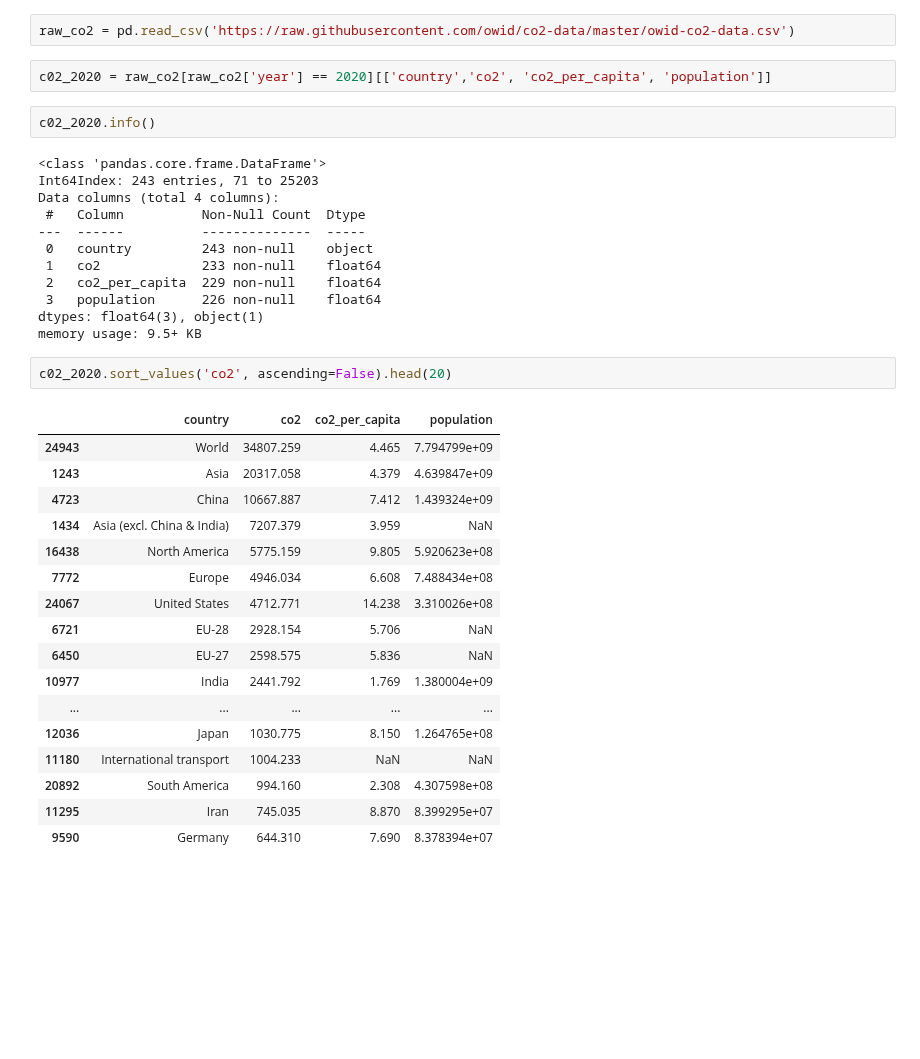
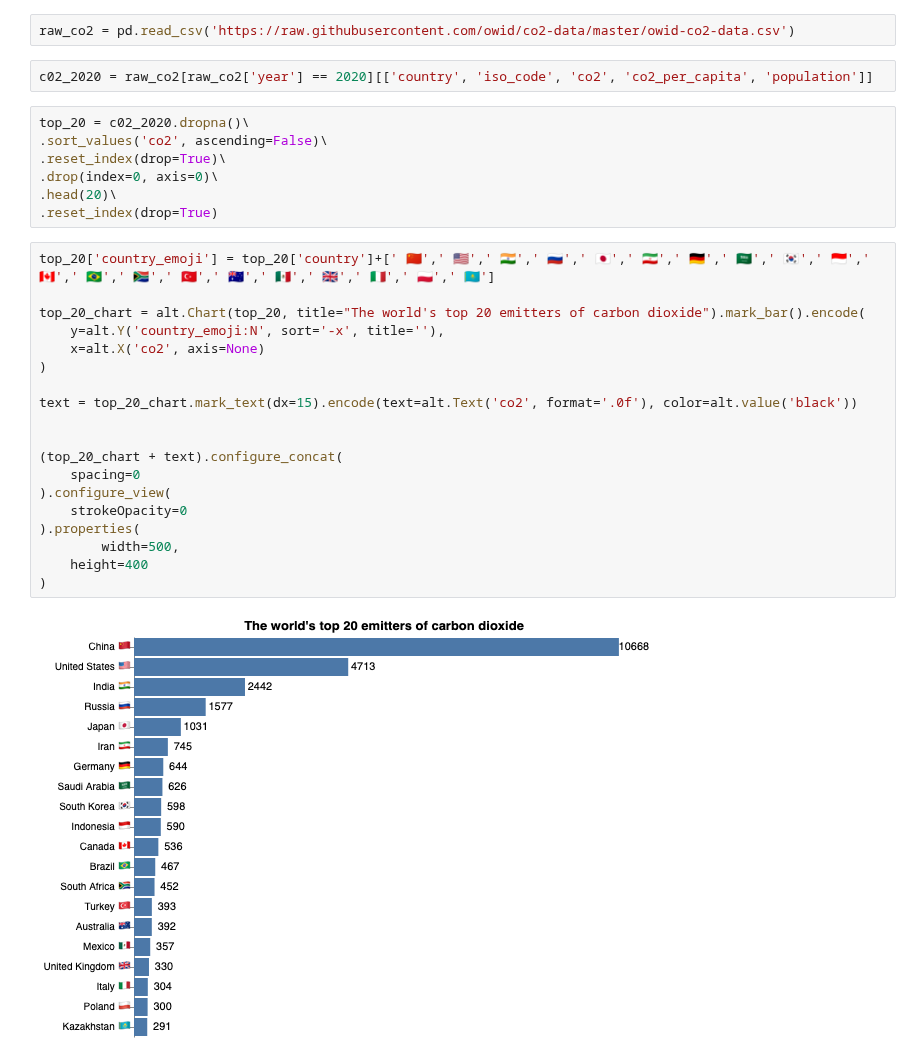
Before and after one commit to mel-liow/climate-analysis, a Jupyter notebook: climate_analysis.ipynb, the cells around one changed output. Cells and saved outputs as stored; diff of their text form; blank space fills up the shorter version.

```diff
--- a/climate_analysis.ipynb
+++ b/climate_analysis.ipynb
@@ -462,38 +462,32 @@ alt.Chart(natural_disasters_merged, title='Global occurence of natural disasters
 # %%
 raw_co2 = pd.read_csv('https://raw.githubusercontent.com/owid/co2-data/master/owid-co2-data.csv')
 # %%
-c02_2020 = raw_co2[raw_co2['year'] == 2020][['country','co2', 'co2_per_capita', 'population']]
+c02_2020 = raw_co2[raw_co2['year'] == 2020][['country', 'iso_code', 'co2', 'co2_per_capita', 'population']]
-# %%
-c02_2020.info()
-# %% [output]
-<class 'pandas.core.frame.DataFrame'>
-Int64Index: 243 entries, 71 to 25203
-Data columns (total 4 columns):
- #   Column          Non-Null Count  Dtype
----  ------          --------------  -----
- 0   country         243 non-null    object
- 1   co2             233 non-null    float64
- 2   co2_per_capita  229 non-null    float64
- 3   population      226 non-null    float64
-dtypes: float64(3), object(1)
-memory usage: 9.5+ KB
 # %%
-c02_2020.sort_values('co2', ascending=False).head(20)
+top_20 = c02_2020.dropna()\
+.sort_values('co2', ascending=False)\
+.reset_index(drop=True)\
+.drop(index=0, axis=0)\
+.head(20)\
+.reset_index(drop=True)
-# %% [output]
-|  | country | co2 | co2_per_capita | population |
-| 24943 | World | 34807.259 | 4.465 | 7.794799e+09 |
-| 1243 | Asia | 20317.058 | 4.379 | 4.639847e+09 |
-| 4723 | China | 10667.887 | 7.412 | 1.439324e+09 |
-| 1434 | Asia (excl. China & India) | 7207.379 | 3.959 | NaN |
-| 16438 | North America | 5775.159 | 9.805 | 5.920623e+08 |
-| 7772 | Europe | 4946.034 | 6.608 | 7.488434e+08 |
-| 24067 | United States | 4712.771 | 14.238 | 3.310026e+08 |
-| 6721 | EU-28 | 2928.154 | 5.706 | NaN |
-| 6450 | EU-27 | 2598.575 | 5.836 | NaN |
-| 10977 | India | 2441.792 | 1.769 | 1.380004e+09 |
-| ... | ... | ... | ... | ... |
-| 12036 | Japan | 1030.775 | 8.150 | 1.264765e+08 |
-| 11180 | International transport | 1004.233 | NaN | NaN |
-| 20892 | South America | 994.160 | 2.308 | 4.307598e+08 |
-| 11295 | Iran | 745.035 | 8.870 | 8.399295e+07 |
-| 9590 | Germany | 644.310 | 7.690 | 8.378394e+07 |
+# %%
+top_20['country_emoji'] = top_20['country']+[' 🇨🇳',' 🇺🇸',' 🇮🇳',' 🇷🇺',' 🇯🇵',' 🇮🇷',' 🇩🇪',' 🇸🇦',' 🇰🇷',' 🇮🇩',' 🇨🇦',' 🇧🇷',' 🇿🇦',' 🇹🇷',' 🇦🇺',' 🇲🇽',' 🇬🇧',' 🇮🇹',' 🇵🇱',' 🇰🇿']
+
+top_20_chart = alt.Chart(top_20, title="The world's top 20 emitters of carbon dioxide").mark_bar().encode(
+    y=alt.Y('country_emoji:N', sort='-x', title=''),
+    x=alt.X('co2', axis=None)
+)
+
+text = top_20_chart.mark_text(dx=15).encode(text=alt.Text('co2', format='.0f'), color=alt.value('black'))
+
+
+(top_20_chart + text).configure_concat(
+    spacing=0
+).configure_view(
+    strokeOpacity=0
+).properties(
+        width=500,
+    height=400
+)
+# %% [output]
+[figure, added]
```
Also changed, not shown: parts of 3 cells of this notebook.
